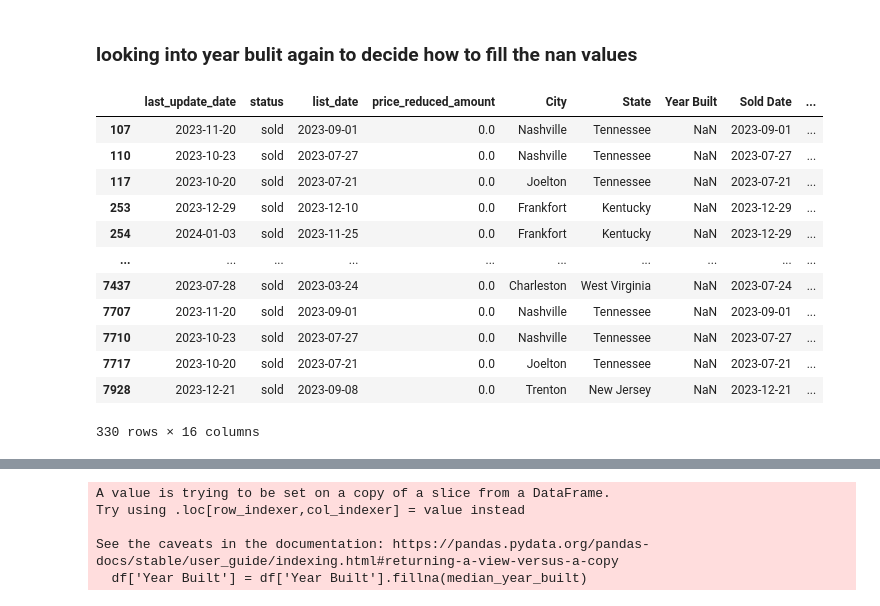
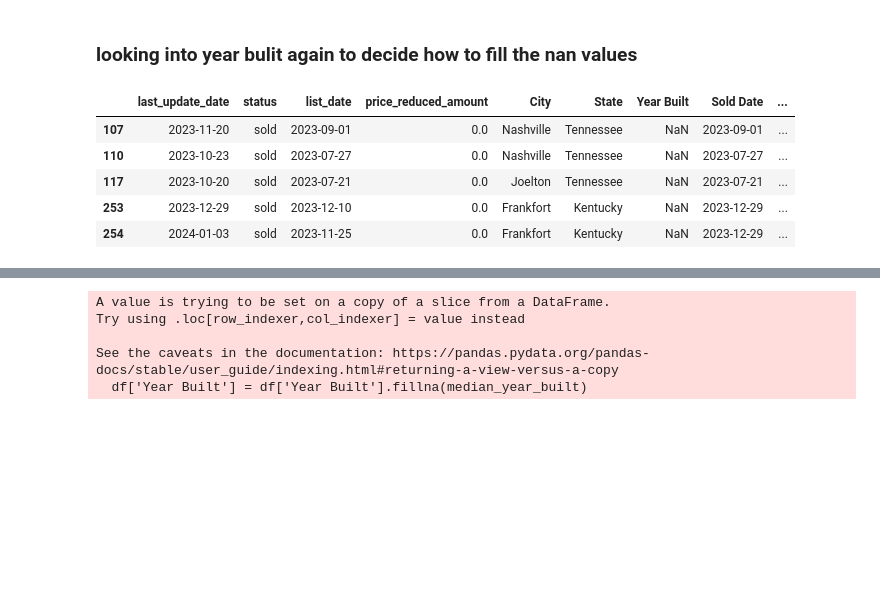
Before and after one commit to Asal-zou/-DS-Midterm-Project., a Jupyter notebook: notebooks/1 - EDA.ipynb, the cells around one changed output, grey strips where cells are left out. Cells and saved outputs as stored; diff of their text form; code cells hidden in the pictures; blank space fills up the shorter version.

```diff
--- a/notebooks/1 - EDA.ipynb
+++ b/notebooks/1 - EDA.ipynb
@@ -900,21 +860,14 @@ dtype: int64
 ### looking into year bulit again to decide how to fill the nan values
 # %%
 year_bulit_nans = df[df['Year Built'].isnull()]
-year_bulit_nans
+year_bulit_nans.head()
 # %% [output]
 |  | last_update_date | status | list_date | price_reduced_amount | City | State | Year Built | Sold Date | ... |
 | 107 | 2023-11-20 | sold | 2023-09-01 | 0.0 | Nashville | Tennessee | NaN | 2023-09-01 | ... |
 | 110 | 2023-10-23 | sold | 2023-07-27 | 0.0 | Nashville | Tennessee | NaN | 2023-07-27 | ... |
 | 117 | 2023-10-20 | sold | 2023-07-21 | 0.0 | Joelton | Tennessee | NaN | 2023-07-21 | ... |
 | 253 | 2023-12-29 | sold | 2023-12-10 | 0.0 | Frankfort | Kentucky | NaN | 2023-12-29 | ... |
 | 254 | 2024-01-03 | sold | 2023-11-25 | 0.0 | Frankfort | Kentucky | NaN | 2023-12-29 | ... |
-| ... | ... | ... | ... | ... | ... | ... | ... | ... | ... |
-| 7437 | 2023-07-28 | sold | 2023-03-24 | 0.0 | Charleston | West Virginia | NaN | 2023-07-24 | ... |
-| 7707 | 2023-11-20 | sold | 2023-09-01 | 0.0 | Nashville | Tennessee | NaN | 2023-09-01 | ... |
-| 7710 | 2023-10-23 | sold | 2023-07-27 | 0.0 | Nashville | Tennessee | NaN | 2023-07-27 | ... |
-| 7717 | 2023-10-20 | sold | 2023-07-21 | 0.0 | Joelton | Tennessee | NaN | 2023-07-21 | ... |
-| 7928 | 2023-12-21 | sold | 2023-09-08 | 0.0 | Trenton | New Jersey | NaN | 2023-12-21 | ... |
-330 rows × 16 columns
 # %%
 import matplotlib.pyplot as plt
 import seaborn as sns
```
Also changed, not shown: parts of 83 cells of this notebook, 8 other files.
